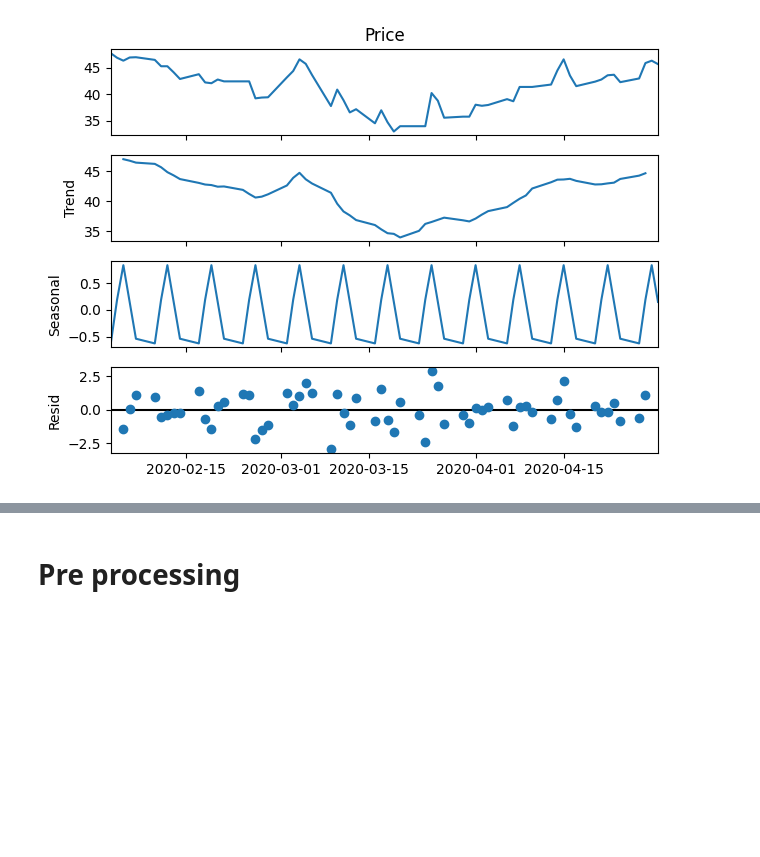
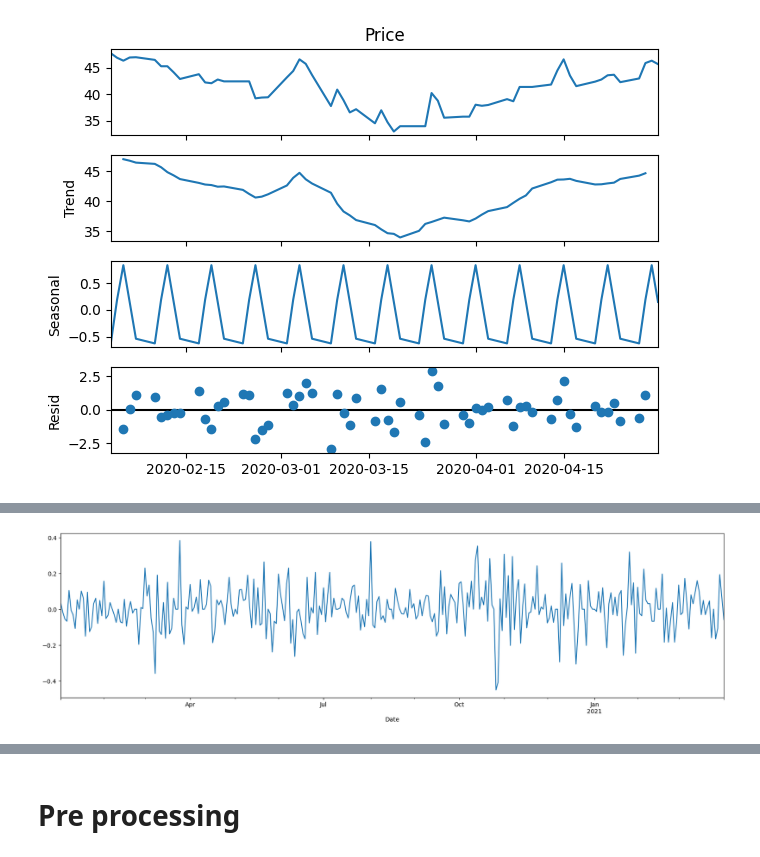
Before and after one commit to Ilvecho/Value-Investor, a Jupyter notebook: Project_5.ipynb, the cells around one changed output, grey strips where cells are left out. Drawn from its saved outputs; the diff is of its cells as text; code cells hidden in the pictures; blank space fills up the shorter version.

```diff
--- a/Project_5.ipynb
+++ b/Project_5.ipynb
@@ -103,0 +102,10 @@ looking at the above figure it seems that a **weekly seasonality** is present in
+# %%
+avg, dev = exp_data.mean(), exp_data.std()
+
+exp_data_diff = (exp_data - avg) / dev
+exp_data_diff = exp_data_diff.diff().dropna()
+
+exp_data_diff.plot(figsize=(20,5))
+plt.show()
+# %% [output]
+[figure, added]
```
Also changed, not shown: parts of 16 cells of this notebook.
